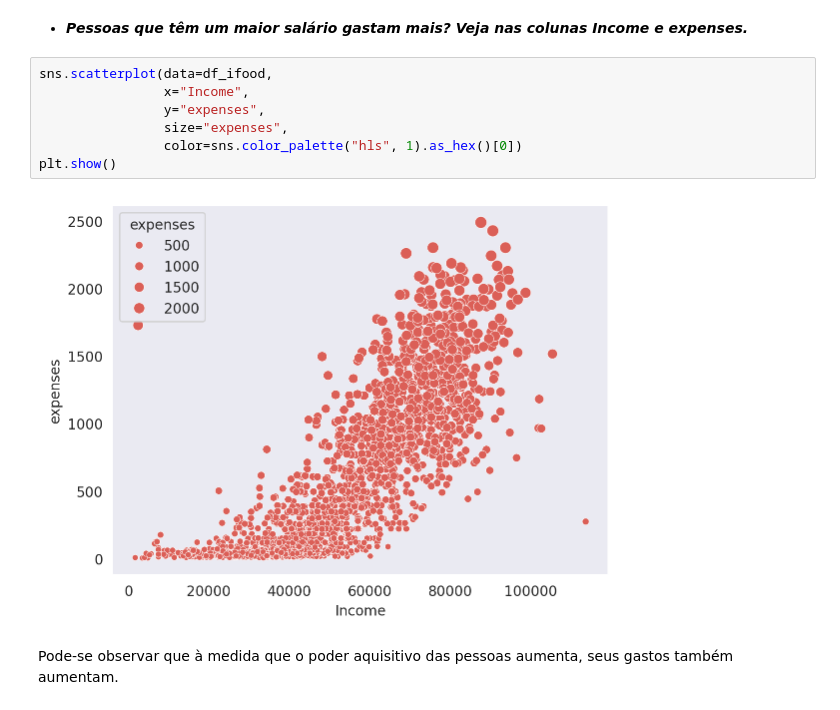
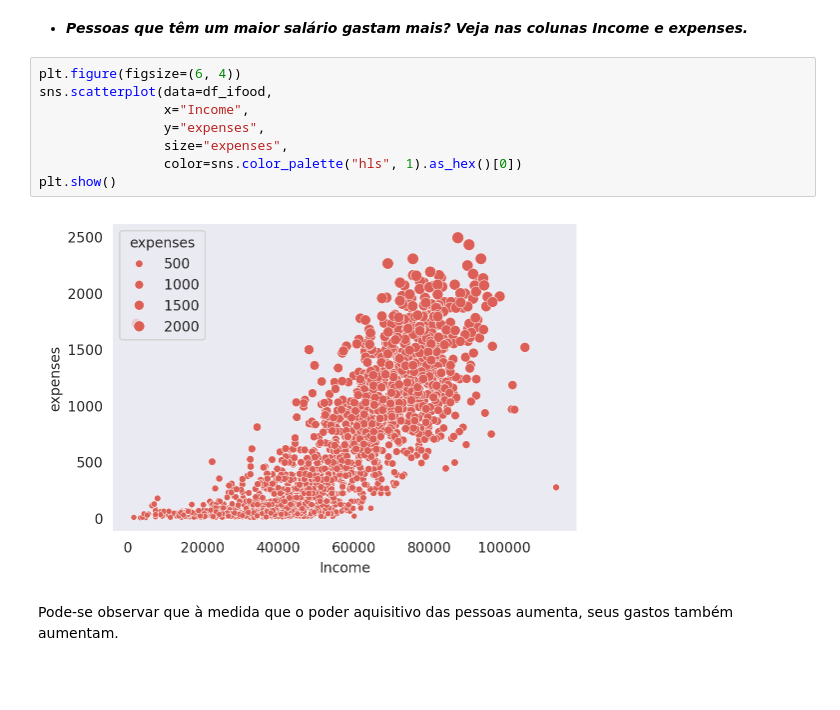
Before and after one commit to Oseiasdfarias/estatistica_do_basico_ao_avancado_EBA, a Jupyter notebook: atividades/1.0_estatistica_descritiva/1.0_Desafio_Ifood.ipynb, the cells around one changed output. Cells and saved outputs as stored; diff of their text form; blank space fills up the shorter version.

```diff
--- a/atividades/1.0_estatistica_descritiva/1.0_Desafio_Ifood.ipynb
+++ b/atividades/1.0_estatistica_descritiva/1.0_Desafio_Ifood.ipynb
@@ -377,14 +380,15 @@ plt.show()
 # %% [markdown]
 - ***Pessoas que têm um maior salário gastam mais? Veja nas colunas Income e expenses.***
 # %%
+plt.figure(figsize=(6, 4))
 sns.scatterplot(data=df_ifood,
                 x="Income",
                 y="expenses",
                 size="expenses",
                 color=sns.color_palette("hls", 1).as_hex()[0])
 plt.show()
 # %% [output]
-[figure, old version]
+[figure, new version]
 # %% [markdown]
 Pode-se observar que à medida que o poder aquisitivo das pessoas aumenta, seus gastos também aumentam.
 # %%
```
Also changed, not shown: parts of 15 cells of this notebook.
